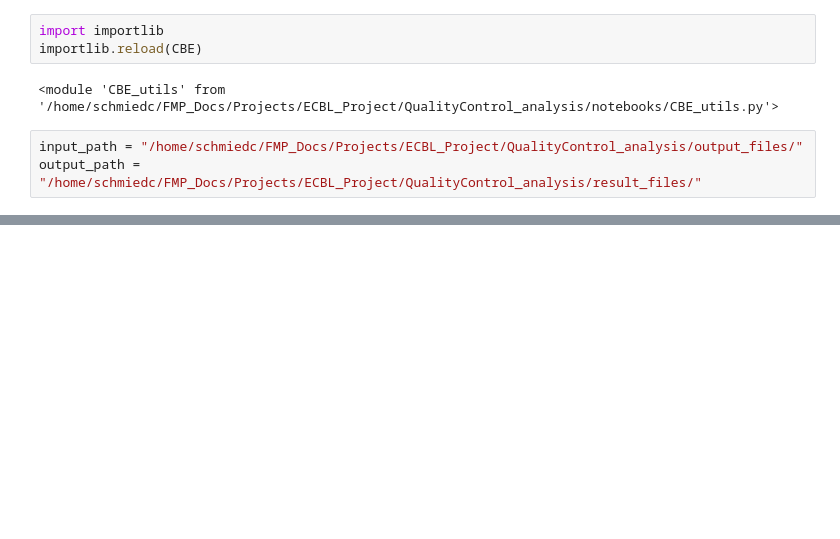
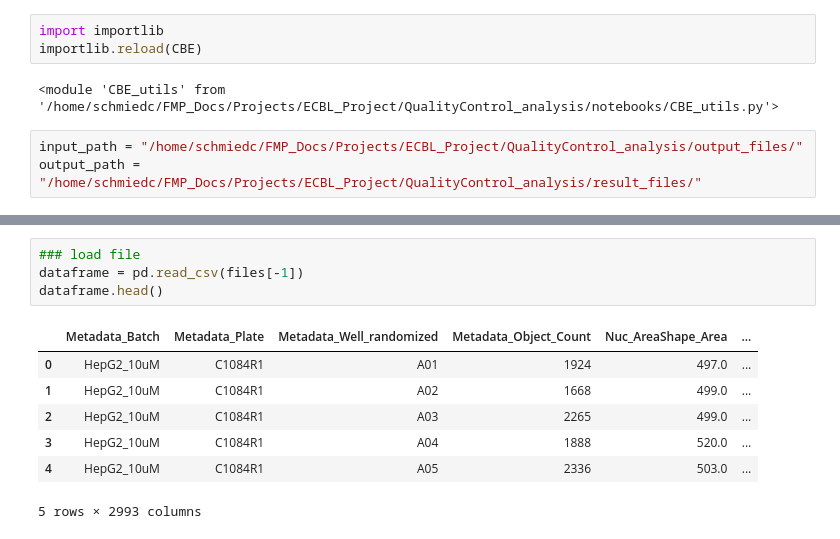
Before and after one commit to schmiedc/ECBL_quality_control, a Jupyter notebook: 02_process_data.ipynb, the cells around one changed output, grey strips where cells are left out. Drawn from its saved outputs; the diff is of its cells as text; blank space fills up the shorter version.

```diff
--- a/02_process_data.ipynb
+++ b/02_process_data.ipynb
@@ -33,0 +75,12 @@ output_path = "/home/schmiedc/FMP_Docs/Projects/ECBL_Project/QualityControl_anal
+# %%
+### load file
+dataframe = pd.read_csv(files[-1])
+dataframe.head()
+# %% [output]
+|  | Metadata_Batch | Metadata_Plate | Metadata_Well_randomized | Metadata_Object_Count | Nuc_AreaShape_Area | ... |
+| 0 | HepG2_10uM | C1084R1 | A01 | 1924 | 497.0 | ... |
+| 1 | HepG2_10uM | C1084R1 | A02 | 1668 | 499.0 | ... |
+| 2 | HepG2_10uM | C1084R1 | A03 | 2265 | 499.0 | ... |
+| 3 | HepG2_10uM | C1084R1 | A04 | 1888 | 520.0 | ... |
+| 4 | HepG2_10uM | C1084R1 | A05 | 2336 | 503.0 | ... |
+5 rows × 2993 columns
```
Also changed, not shown: parts of 37 cells of this notebook, 3 other files.
